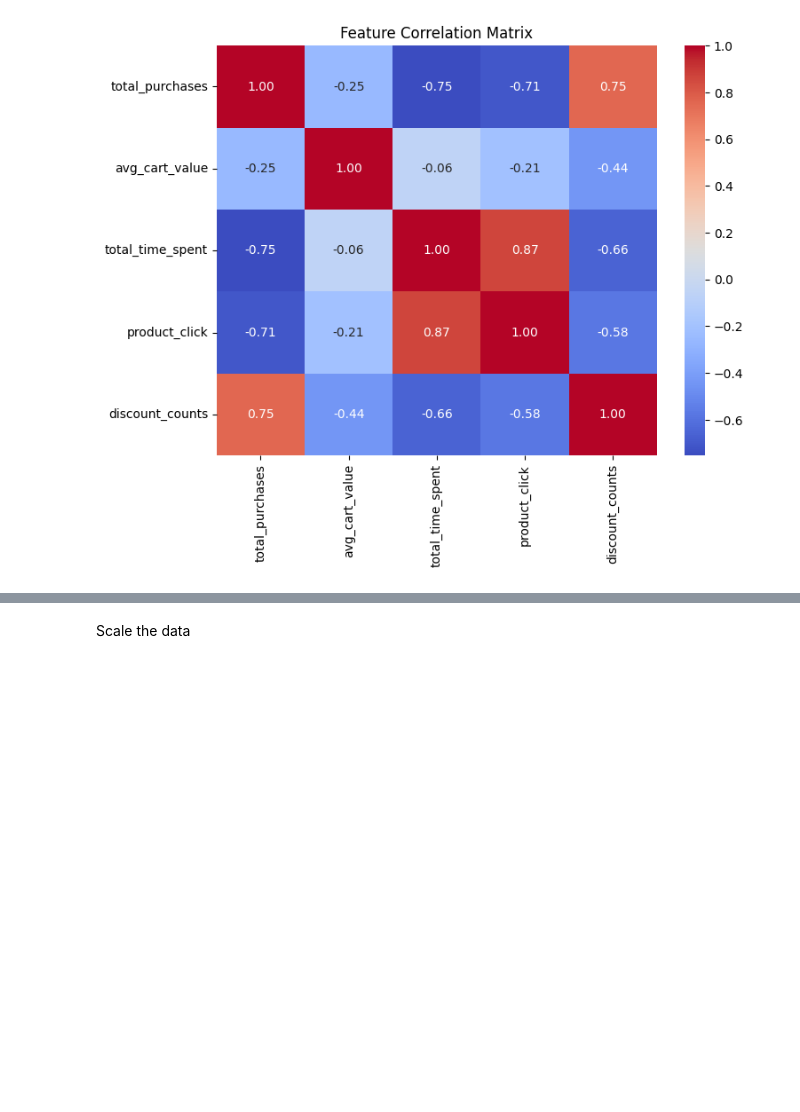
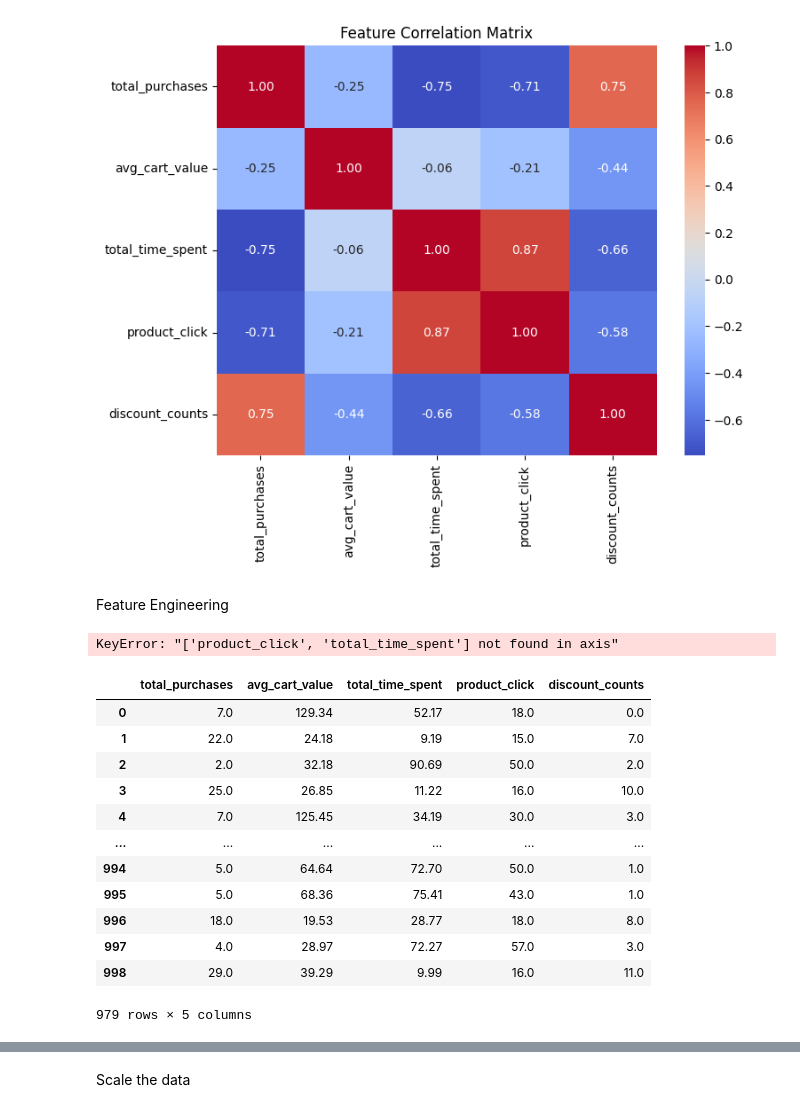
Before and after one commit to OptiMinders-IntelliHack5/Intellihack_OptiMinders_Task2, a Jupyter notebook: Task2notebook.ipynb, the cells around one changed output, grey strips where cells are left out. Saved outputs shown, nothing was run; the diff lists cells and outputs as text; code cells hidden in the pictures; blank space fills up the shorter version.

```diff
--- a/Task2notebook.ipynb
+++ b/Task2notebook.ipynb
@@ -130,3 +123,5 @@ plt.title("Feature Correlation Matrix")
 plt.show()
 # %% [output]
 [figure]
+# %% [markdown]
+Feature Engineering
@@ -133 +133,23 @@ plt.show()
+# %%
+# Since the correlation between total_time_spent and product_click is 0.87, we can drop one of them
+customers = customers.drop(columns=["product_click", "total_time_spent"])
+customers
+# %% [output]
+KeyError: "['product_click', 'total_time_spent'] not found in axis"
+# %%
+customers
+# %% [output]
+|  | total_purchases | avg_cart_value | total_time_spent | product_click | discount_counts |
+| 0 | 7.0 | 129.34 | 52.17 | 18.0 | 0.0 |
+| 1 | 22.0 | 24.18 | 9.19 | 15.0 | 7.0 |
+| 2 | 2.0 | 32.18 | 90.69 | 50.0 | 2.0 |
+| 3 | 25.0 | 26.85 | 11.22 | 16.0 | 10.0 |
+| 4 | 7.0 | 125.45 | 34.19 | 30.0 | 3.0 |
+| ... | ... | ... | ... | ... | ... |
+| 994 | 5.0 | 64.64 | 72.70 | 50.0 | 1.0 |
+| 995 | 5.0 | 68.36 | 75.41 | 43.0 | 1.0 |
+| 996 | 18.0 | 19.53 | 28.77 | 18.0 | 8.0 |
+| 997 | 4.0 | 28.97 | 72.27 | 57.0 | 3.0 |
+| 998 | 29.0 | 39.29 | 9.99 | 16.0 | 11.0 |
+979 rows × 5 columns
 # %%
```
Also changed, not shown: parts of 29 cells of this notebook.
